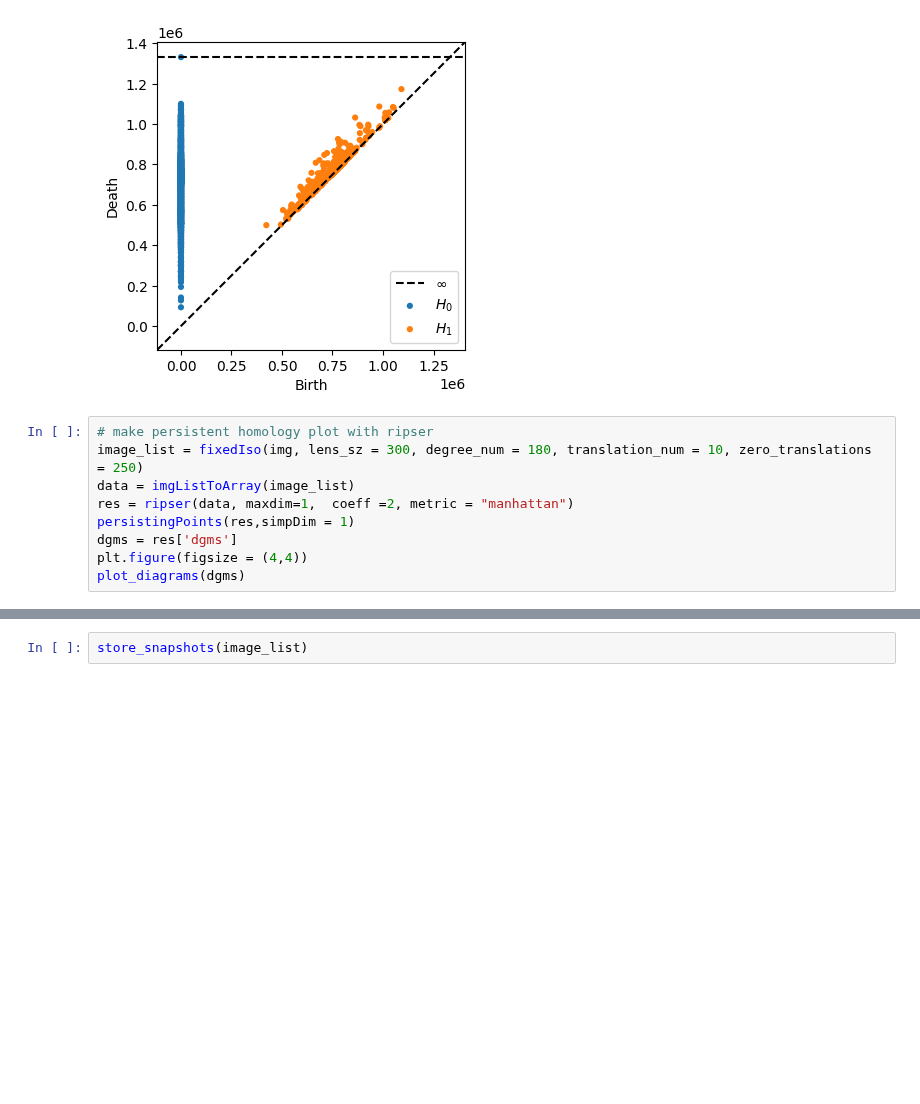
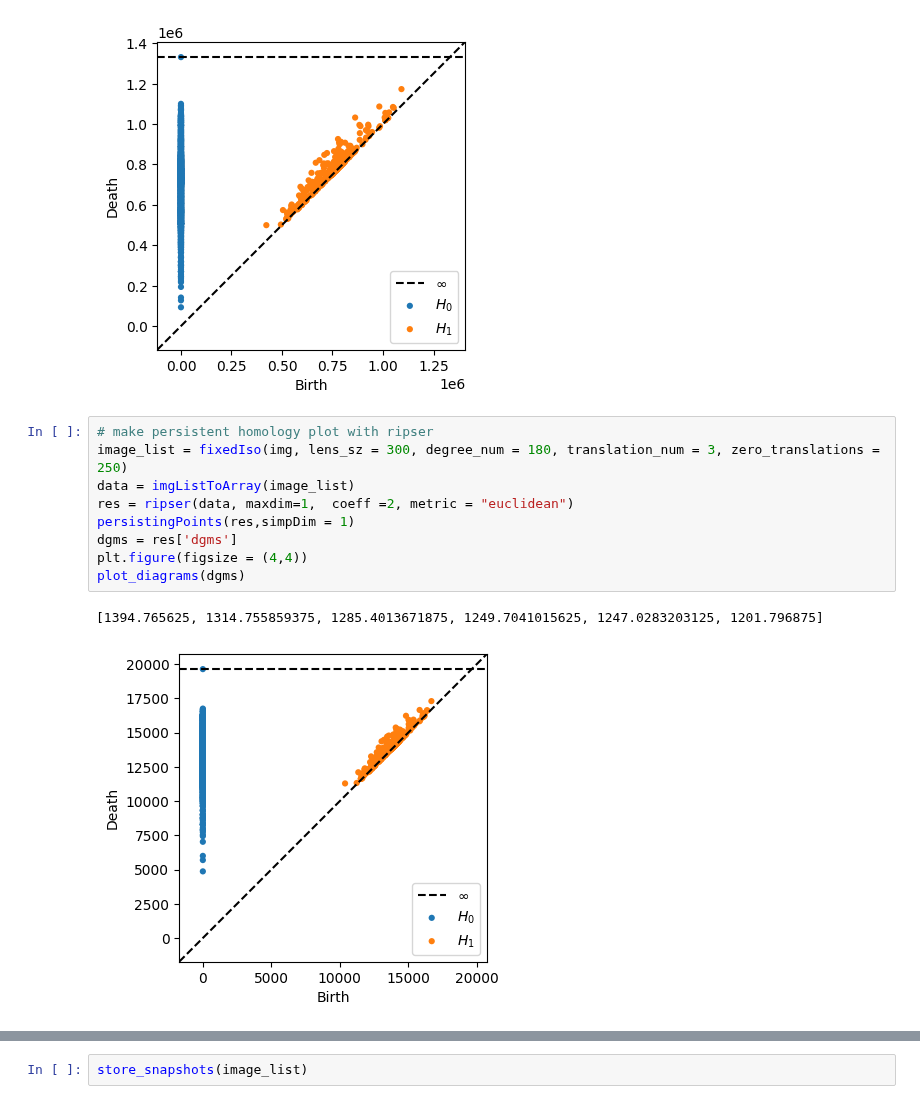
Before and after one commit to kyleormsby/persistent-symmetry, a Jupyter notebook: studentDemos/analyze_existing_image_DSL.ipynb, the cells around one changed output, grey strips where cells are left out. Drawn from its saved outputs; the diff is of its cells as text; blank space fills up the shorter version.

```diff
--- a/studentDemos/analyze_existing_image_DSL.ipynb
+++ b/studentDemos/analyze_existing_image_DSL.ipynb
@@ -271,12 +273,15 @@ plot_diagrams(dgms)
 # %% [output]
 [169830.0, 148410.0, 141270.0, 137955.0, 135405.0, 133620.0]
 [figure]
-# %%
-# make persistent homology plot with ripser
-image_list = fixedIso(img, lens_sz = 300, degree_num = 180, translation_num = 10, zero_translations = 250)
-data = imgListToArray(image_list)
-res = ripser(data, maxdim=1,  coeff =2, metric = "manhattan")
-persistingPoints(res,simpDim = 1)
-dgms = res['dgms']
-plt.figure(figsize = (4,4))
-plot_diagrams(dgms)
+# %%
+# make persistent homology plot with ripser
+image_list = fixedIso(img, lens_sz = 300, degree_num = 180, translation_num = 3, zero_translations = 250)
+data = imgListToArray(image_list)
+res = ripser(data, maxdim=1,  coeff =2, metric = "euclidean")
+persistingPoints(res,simpDim = 1)
+dgms = res['dgms']
+plt.figure(figsize = (4,4))
+plot_diagrams(dgms)
+# %% [output]
+[1394.765625, 1314.755859375, 1285.4013671875, 1249.7041015625, 1247.0283203125, 1201.796875]
+[figure, added]
```
Also changed, not shown: parts of 7 cells of this notebook.
